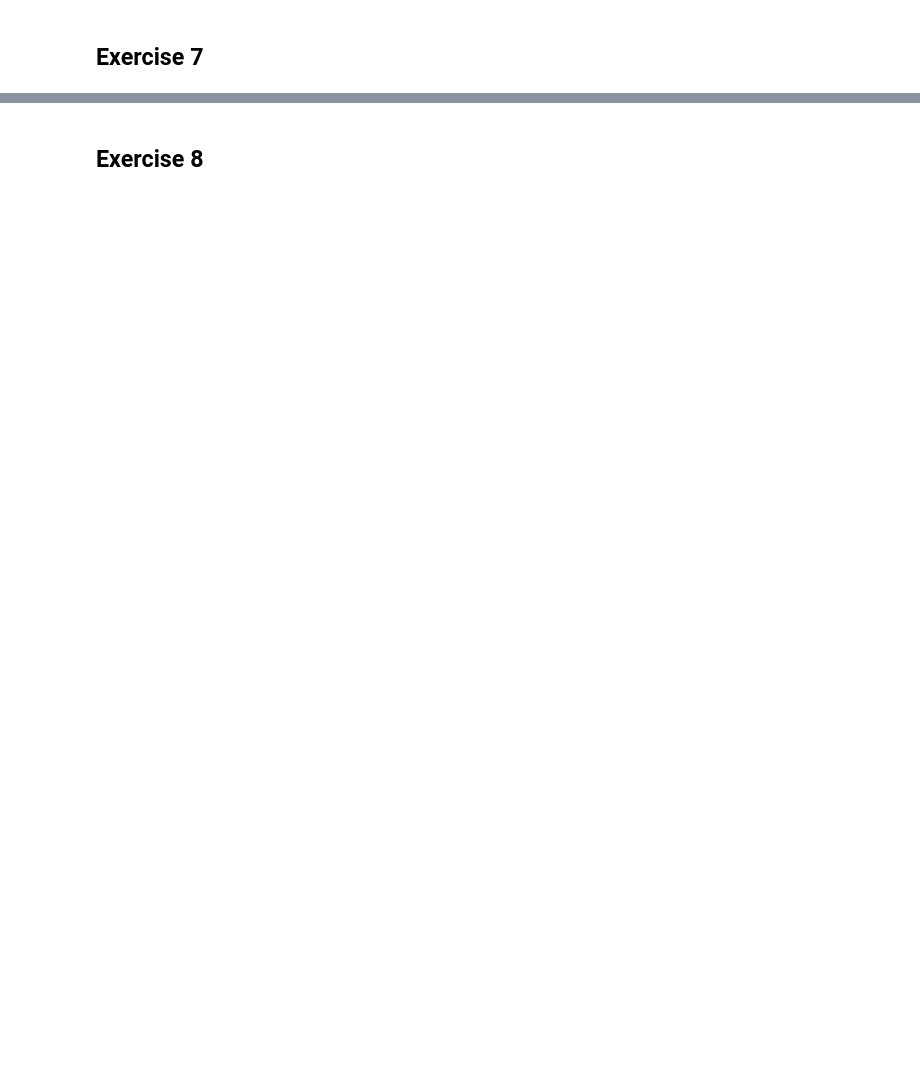
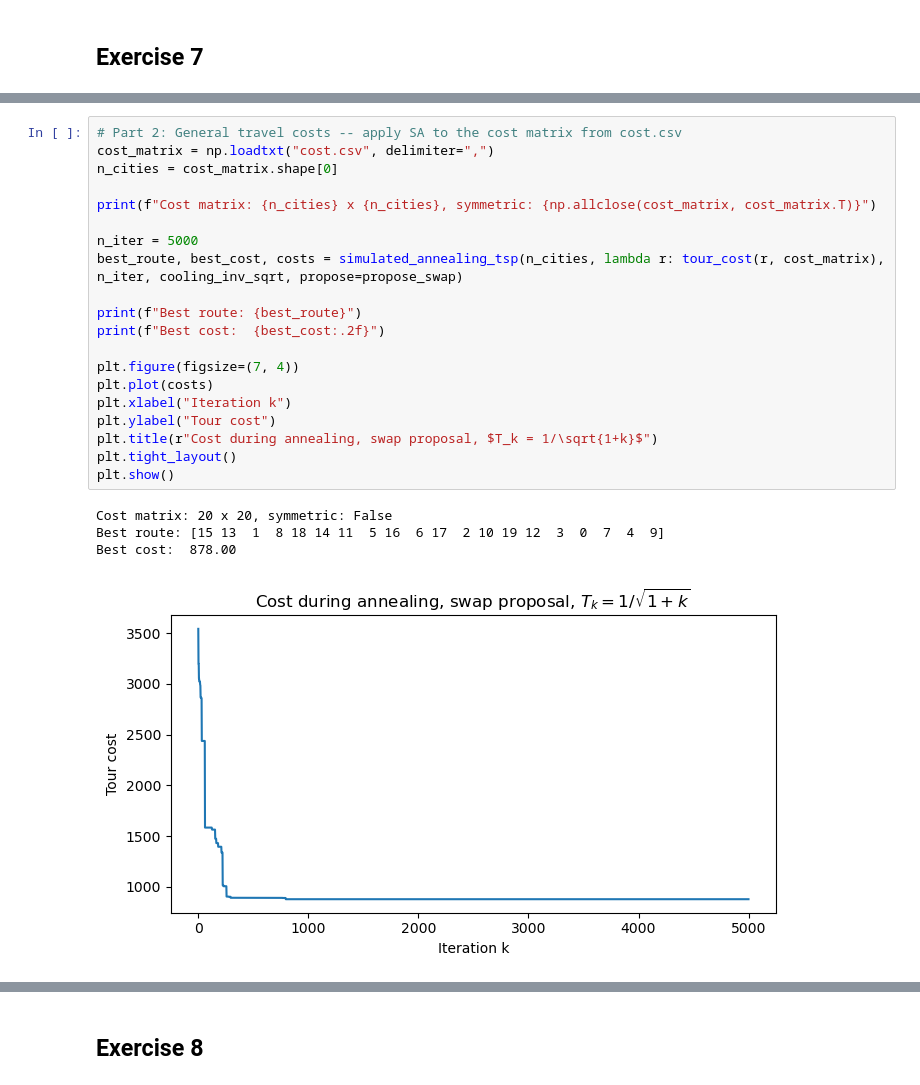
Before and after one commit to kris907j/Stochastic_sim, a Jupyter notebook: Exercises/all_exercises.ipynb, the cells around one changed output, grey strips where cells are left out. Drawn from its saved outputs; the diff is of its cells as text; blank space fills up the shorter version.

```diff
--- a/Exercises/all_exercises.ipynb
+++ b/Exercises/all_exercises.ipynb
@@ -2377,0 +2853,25 @@ plt.show()
+# %%
+# Part 2: General travel costs -- apply SA to the cost matrix from cost.csv
+cost_matrix = np.loadtxt("cost.csv", delimiter=",")
+n_cities = cost_matrix.shape[0]
+
+print(f"Cost matrix: {n_cities} x {n_cities}, symmetric: {np.allclose(cost_matrix, cost_matrix.T)}")
+
+n_iter = 5000
+best_route, best_cost, costs = simulated_annealing_tsp(n_cities, lambda r: tour_cost(r, cost_matrix), n_iter, cooling_inv_sqrt, propose=propose_swap)
+
+print(f"Best route: {best_route}")
+print(f"Best cost:  {best_cost:.2f}")
+
+plt.figure(figsize=(7, 4))
+plt.plot(costs)
+plt.xlabel("Iteration k")
+plt.ylabel("Tour cost")
+plt.title(r"Cost during annealing, swap proposal, $T_k = 1/\sqrt{1+k}$")
+plt.tight_layout()
+plt.show()
+# %% [output]
+Cost matrix: 20 x 20, symmetric: False
+Best route: [15 13  1  8 18 14 11  5 16  6 17  2 10 19 12  3  0  7  4  9]
+Best cost:  878.00
+[figure, added]
```
Also changed, not shown: parts of 64 cells of this notebook.
